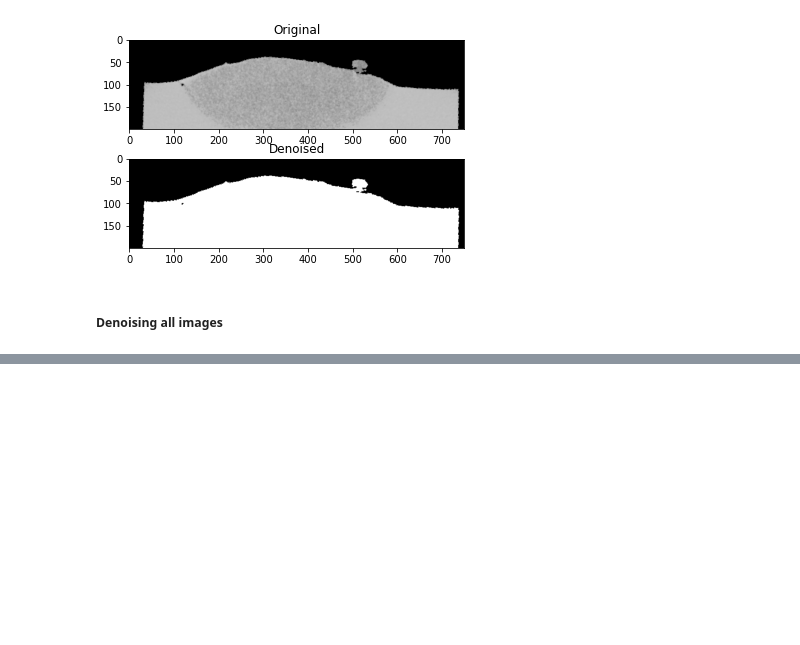
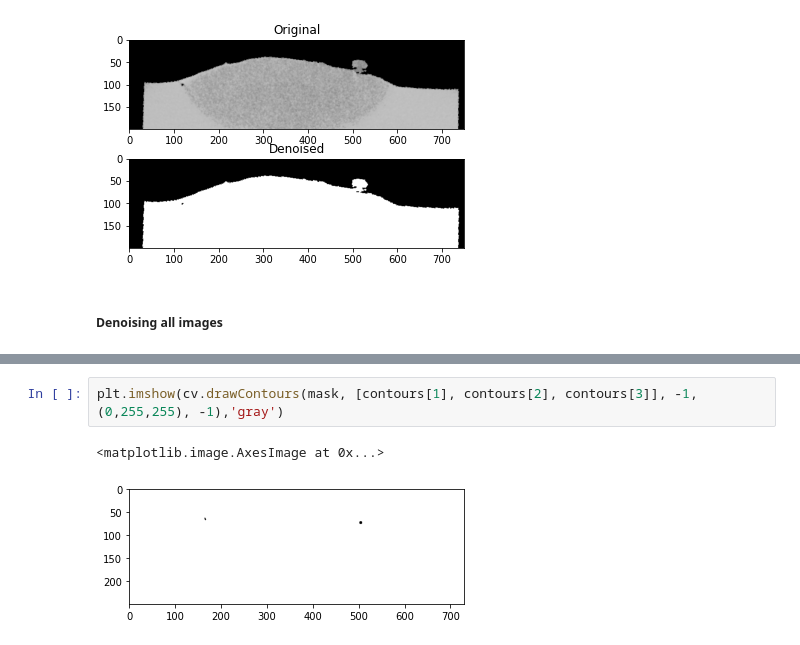
Before and after one commit to Xiaoyang-Song/DCCA-Image-Spectrum-Matching, a Jupyter notebook: image_processing/image_processing.ipynb, the cells around one changed output, grey strips where cells are left out. Saved outputs shown, nothing was run; the diff lists cells and outputs as text; blank space fills up the shorter version.

```diff
--- a/image_processing/image_processing.ipynb
+++ b/image_processing/image_processing.ipynb
@@ -142,0 +156,5 @@ plt.imshow(img)
+# %%
+plt.imshow(cv.drawContours(mask, [contours[1], contours[2], contours[3]], -1, (0,255,255), -1),'gray')
+# %% [output]
+<matplotlib.image.AxesImage at 0x...>
+[figure, added]
```
Also changed, not shown: parts of 9 cells of this notebook, 1 other file.
